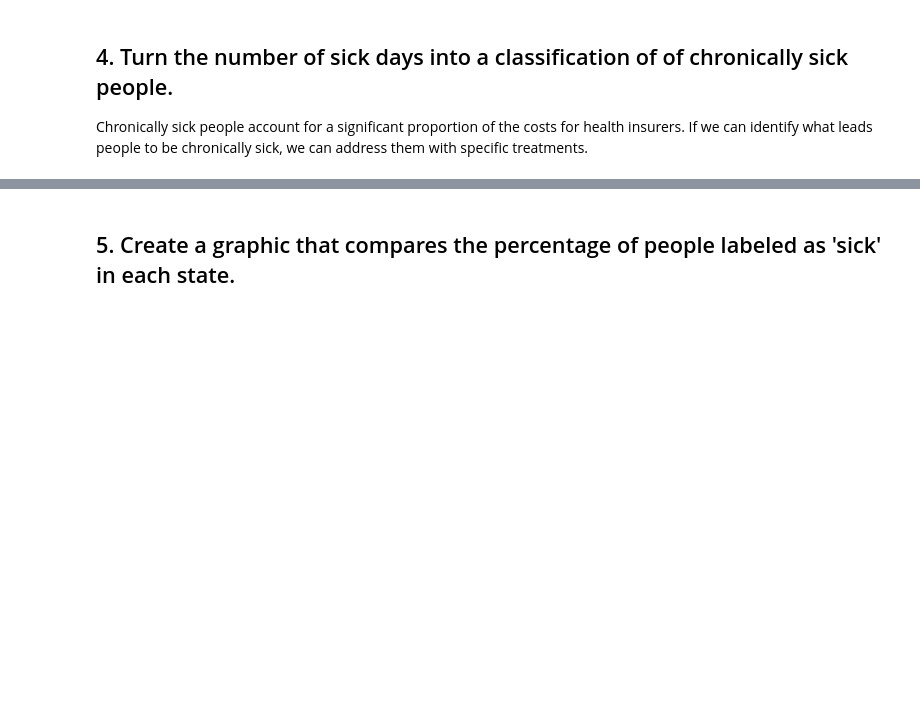
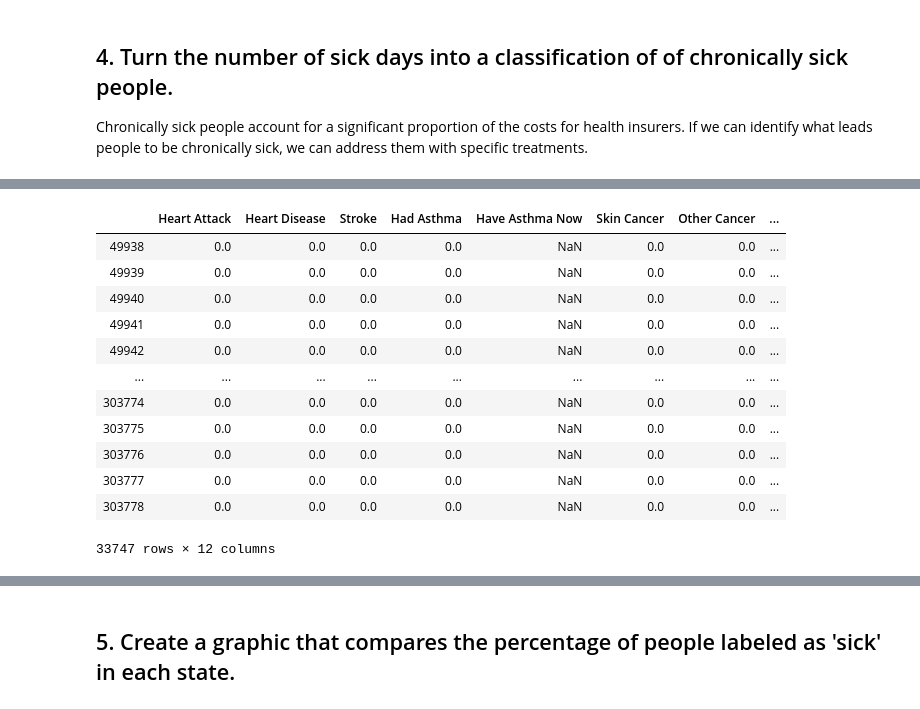
Before and after one commit to jacksonbull87/nyc-mhtn-ds-010620-lectures, a Jupyter notebook: week_2/case_study/Data_Exploration_Applied.ipynb, the cells around one changed output, grey strips where cells are left out. Saved outputs shown, nothing was run; the diff lists cells and outputs as text; code cells hidden in the pictures; blank space fills up the shorter version.

```diff
--- a/week_2/case_study/Data_Exploration_Applied.ipynb
+++ b/week_2/case_study/Data_Exploration_Applied.ipynb
@@ -269,9 +198,3 @@ plt.show()
 ## 4. Turn the number of sick days into a classification of of chronically sick people.
 
 Chronically sick people account for a significant proportion of the costs for health insurers. If we can identify what leads people to be chronically sick, we can address them with specific treatments.
-# %%
-# rename month columns
-
-clean_df['FMONTH'] = clean_df['FMONTH'].map({5.0: 'May', 1.0: 'January', 2.0: 'February', 3.0: 'March',
-                        4.0: 'April', 6.0: 'June', 7.0: 'July', 8.0: 'August', 9.0: 'September',
-                        10.0: 'October', 11.0: 'November', 12.0: 'December'})
@@ -278,9 +219,9 @@ clean_df['FMONTH'] = clean_df['FMONTH'].map({5.0: 'May', 1.0: 'January', 2.0: 'F
 # %%
-#rename columns for chronic illnesses
-clean_df = clean_df.rename(columns=({'CVDINFR4':'Heart Attack', 'CVDCRHD4':'Heart Disease', 'CVDSTRK3':'Stroke', 'ASTHMA3':'Had Asthma',
-                                     'ASTHNOW':'Have Asthma Now',
-                                    'CHCSCNCR':'Skin Cancer', 'CHCOCNCR':'Other Cancer', 'CHCCOPD1':'Pulmonary,emphysema,bronchitis',
-                                    'HAVARTH3':'Arthritis', 'ADDEPEV2':'Depression', 'CHCKIDNY':'Kidney Disease', 'DIABETE3':'Diabetes'}))
+# #rename columns for chronic illnesses
+# clean_df = clean_df.rename(columns=({'CVDINFR4':'Heart Attack', 'CVDCRHD4':'Heart Disease', 'CVDSTRK3':'Stroke', 'ASTHMA3':'Had Asthma',
+#                                      'ASTHNOW':'Have Asthma Now',
+#                                     'CHCSCNCR':'Skin Cancer', 'CHCOCNCR':'Other Cancer', 'CHCCOPD1':'Pulmonary,emphysema,bronchitis',
+#                                     'HAVARTH3':'Arthritis', 'ADDEPEV2':'Depression', 'CHCKIDNY':'Kidney Disease', 'DIABETE3':'Diabetes'}))
 # %%
 #slice dataframe for chronic illnesses
-chronic_illness = clean_df.loc[:, 'Heart Attack':'Diabetes']
+chronic_df = clean_df.loc[:, 'Heart Attack':'Diabetes']
@@ -304,0 +228,19 @@ Index(['Heart Attack', 'Heart Disease', 'Stroke', 'Asthma', 'Have Asthma Now',
+# %%
+#change 2.0 values to 0
+chronic_df.replace(range(2,10),0, inplace=True)
+# %%
+chronic_df
+# %% [output]
+|  | Heart Attack | Heart Disease | Stroke | Had Asthma | Have Asthma Now | Skin Cancer | Other Cancer | ... |
+| 49938 | 0.0 | 0.0 | 0.0 | 0.0 | NaN | 0.0 | 0.0 | ... |
+| 49939 | 0.0 | 0.0 | 0.0 | 0.0 | NaN | 0.0 | 0.0 | ... |
+| 49940 | 0.0 | 0.0 | 0.0 | 0.0 | NaN | 0.0 | 0.0 | ... |
+| 49941 | 0.0 | 0.0 | 0.0 | 0.0 | NaN | 0.0 | 0.0 | ... |
+| 49942 | 0.0 | 0.0 | 0.0 | 0.0 | NaN | 0.0 | 0.0 | ... |
+| ... | ... | ... | ... | ... | ... | ... | ... | ... |
+| 303774 | 0.0 | 0.0 | 0.0 | 0.0 | NaN | 0.0 | 0.0 | ... |
+| 303775 | 0.0 | 0.0 | 0.0 | 0.0 | NaN | 0.0 | 0.0 | ... |
+| 303776 | 0.0 | 0.0 | 0.0 | 0.0 | NaN | 0.0 | 0.0 | ... |
+| 303777 | 0.0 | 0.0 | 0.0 | 0.0 | NaN | 0.0 | 0.0 | ... |
+| 303778 | 0.0 | 0.0 | 0.0 | 0.0 | NaN | 0.0 | 0.0 | ... |
+33747 rows × 12 columns
```
Also changed, not shown: parts of 25 cells of this notebook, 2 other files.
